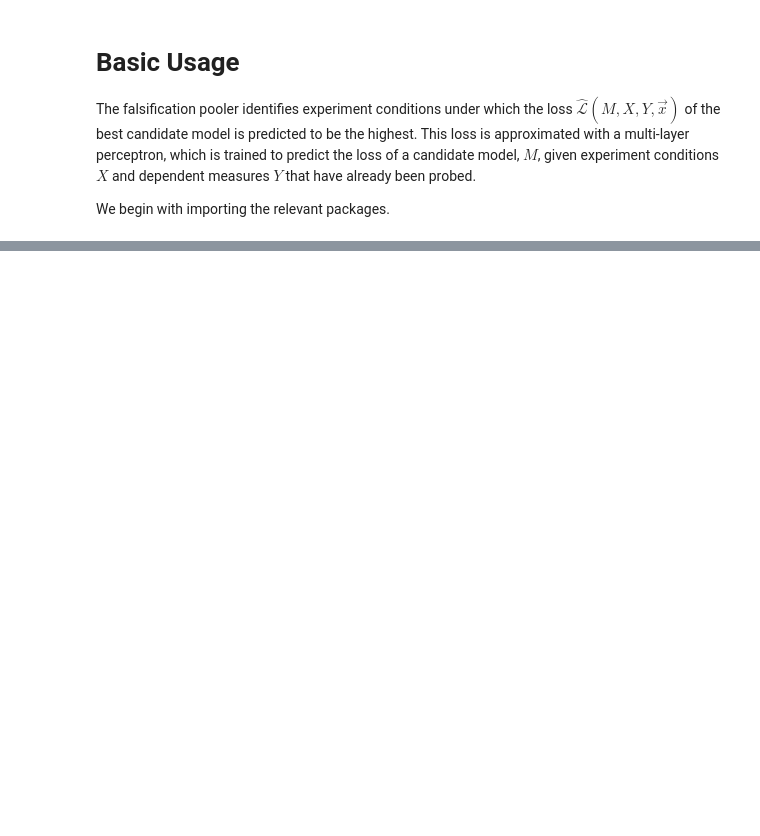
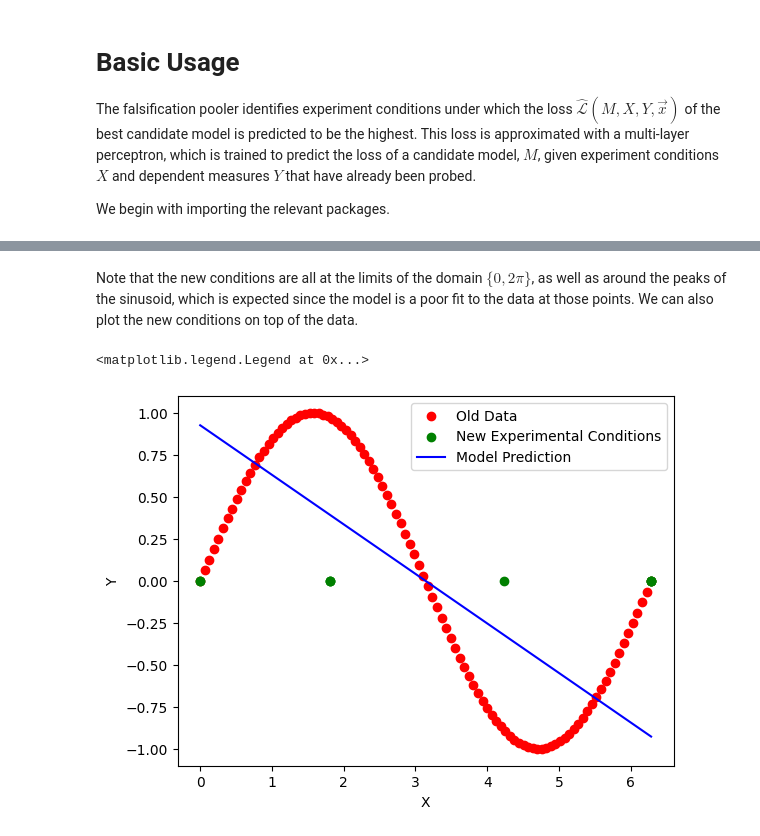
Before and after one commit to AutoResearch/autora-experimentalist-falsification, a Jupyter notebook: docs/basic-usage-pooler.ipynb, the cells around one changed output, grey strips where cells are left out. Saved outputs shown, nothing was run; the diff lists cells and outputs as text; code cells hidden in the pictures; blank space fills up the shorter version.

```diff
--- a/docs/basic-usage-pooler.ipynb
+++ b/docs/basic-usage-pooler.ipynb
@@ -52,0 +80,3 @@ The novelty scores align with the sampled experiment conditions (in descending o
+# %%
+new_conditions = np.array(list(new_conditions))
+print(new_conditions)
@@ -52,0 +94,14 @@ The novelty scores align with the sampled experiment conditions (in descending o
+# %% [markdown]
+Note that the new conditions are all at the limits of the domain $\{0, 2\pi\}$, as well as around the peaks of the sinusoid, which is expected since the model is a poor fit to the data at those points. We can also plot the new conditions on top of the data.
+# %%
+import matplotlib.pyplot as plt
+fig, ax = plt.subplots()
+ax.scatter(X, Y, c="r", label="Old Data")
+ax.scatter(new_conditions, np.zeros_like(new_conditions), c="g", label="New Experimental Conditions")
+ax.plot(X, model.predict(X.reshape(-1, 1)), c="b", label="Model Prediction")
+ax.set_xlabel("X")
+ax.set_ylabel("Y")
+ax.legend()
+# %% [output]
+<matplotlib.legend.Legend at 0x...>
+[figure, added]
```
Also changed, not shown: parts of 39 cells of this notebook.
